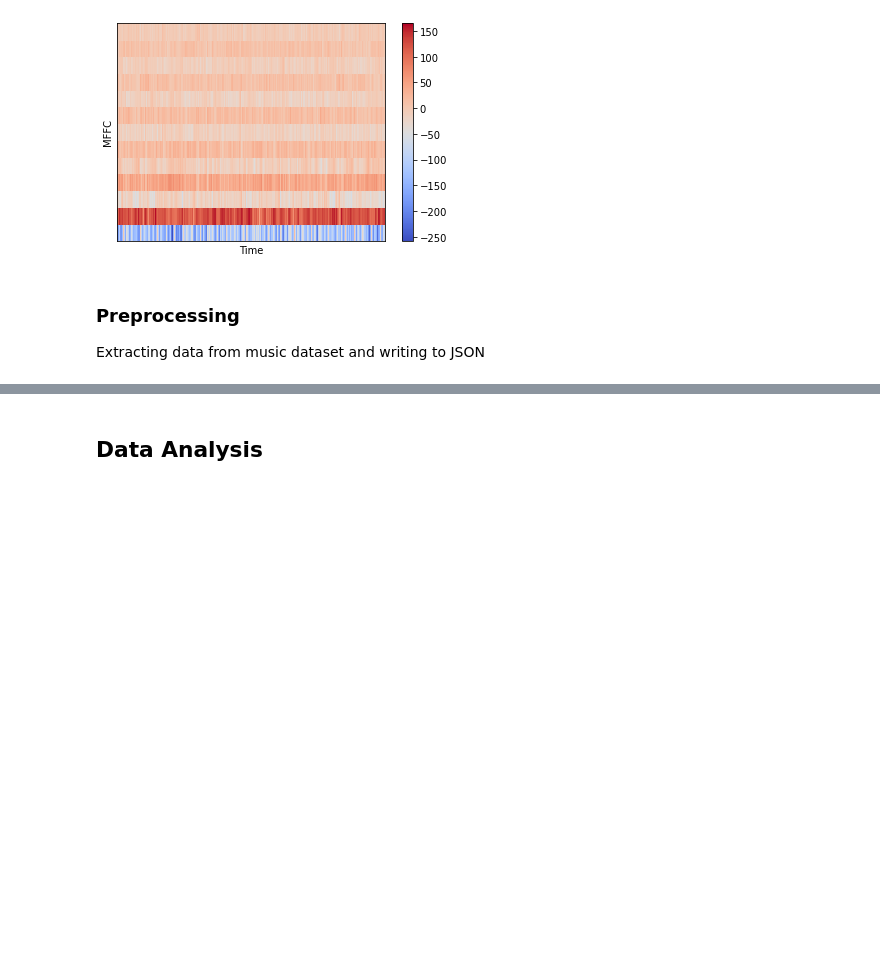
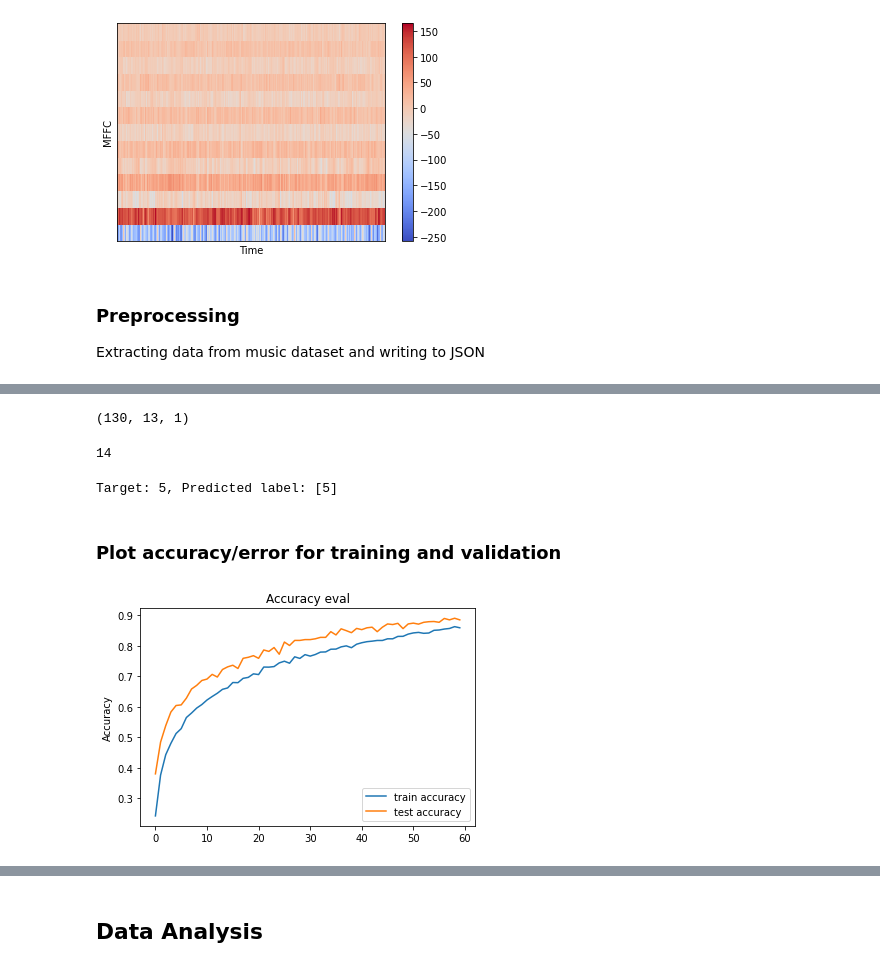
Before and after one commit to mrilyaskarimov/ADA-GW, a Jupyter notebook: Music_Genre_Classification/Music Genre Detection Using Deep Learning.ipynb, the cells around one changed output, grey strips where cells are left out. Saved outputs shown, nothing was run; the diff lists cells and outputs as text; code cells hidden in the pictures; blank space fills up the shorter version.

```diff
--- a/Music_Genre_Classification/Music Genre Detection Using Deep Learning.ipynb
+++ b/Music_Genre_Classification/Music Genre Detection Using Deep Learning.ipynb
@@ -305,0 +421,2 @@ Processing pop
+# %%
+input_shape = (X_train.shape[1], X_train.shape[2], 1) ##
@@ -305,0 +452,8 @@ Processing pop
+# %%
+# compile model
+optimiser = keras.optimizers.Adam(learning_rate=0.0001)
+model_cnn.compile(optimizer=optimiser,
+              loss='sparse_categorical_crossentropy',
+              metrics=['accuracy'])
+
+model_cnn.summary()
@@ -305,0 +478,12 @@ Processing pop
+# %%
+def plot_accuracy(history):
+    fig, ax = plt.subplots()
+
+    # create accuracy sublpot
+    ax.plot(history.history["accuracy"], label="train accuracy")
+    ax.plot(history.history["val_accuracy"], label="test accuracy")
+    ax.set_ylabel("Accuracy")
+    ax.legend(loc="lower right")
+    ax.set_title("Accuracy eval")
+
+    plt.show()
@@ -305,0 +503,2 @@ Processing pop
+# %%
+history = model_cnn.fit(X_train, y_train, validation_data=(X_validation, y_validation), batch_size=32, epochs=60)
@@ -305,0 +539,8 @@ Processing pop
+# %%
+X_to_predict.shape
+# %% [output]
+(130, 13, 1)
+# %%
+print(random_number)
+# %% [output]
+14
@@ -305,0 +549,17 @@ Processing pop
+# %%
+# perform prediction
+# print(X_to_predict)
+prediction = model_cnn.predict(X_to_predict)
+# print(prediction)
+# get index with max value
+predicted_index = np.argmax(prediction, axis=1)
+
+print("Target: {}, Predicted label: {}".format(y_to_predict, predicted_index))
+# %% [output]
+Target: 5, Predicted label: [5]
+# %% [markdown]
+### Plot accuracy/error for training and validation
+# %%
+plot_accuracy(history)
+# %% [output]
+[figure, added]
```
Also changed, not shown: parts of 39 cells of this notebook, 1 other file.
